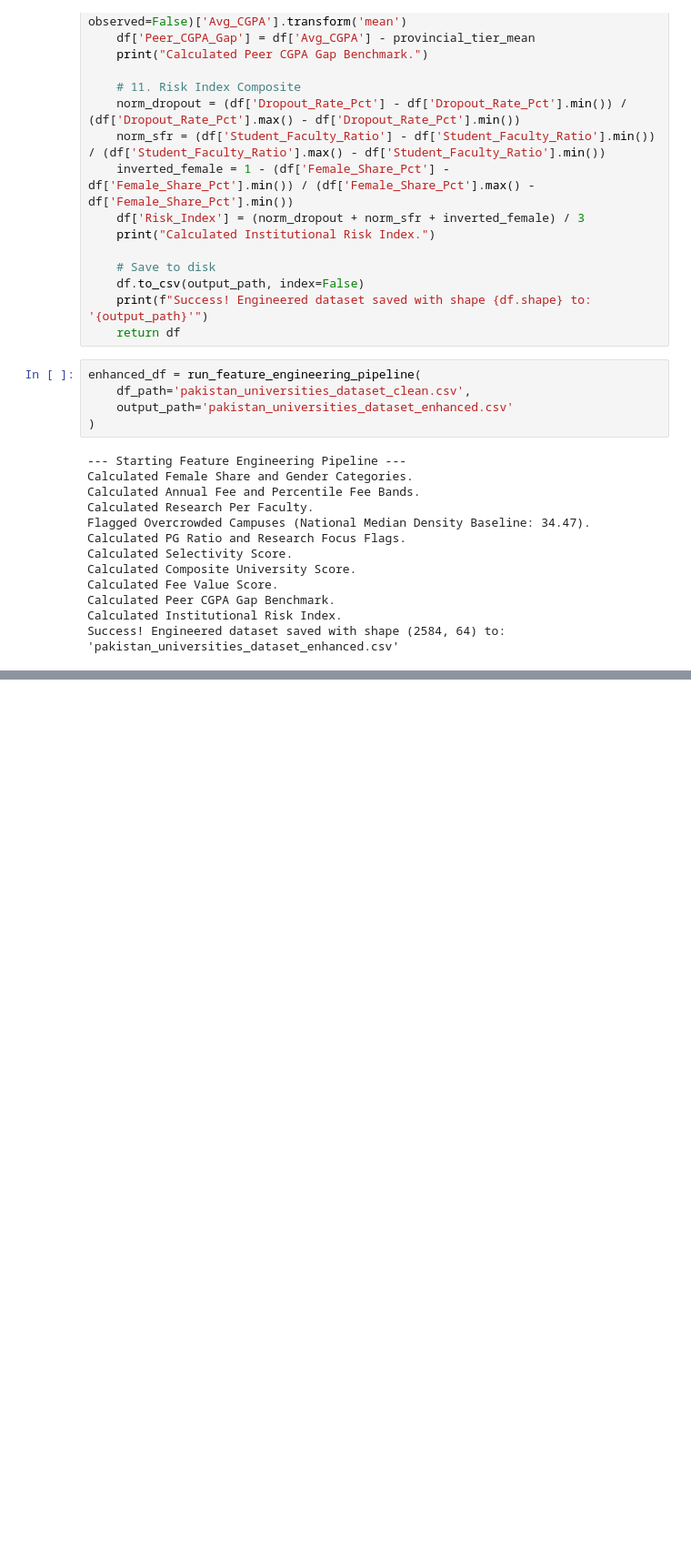
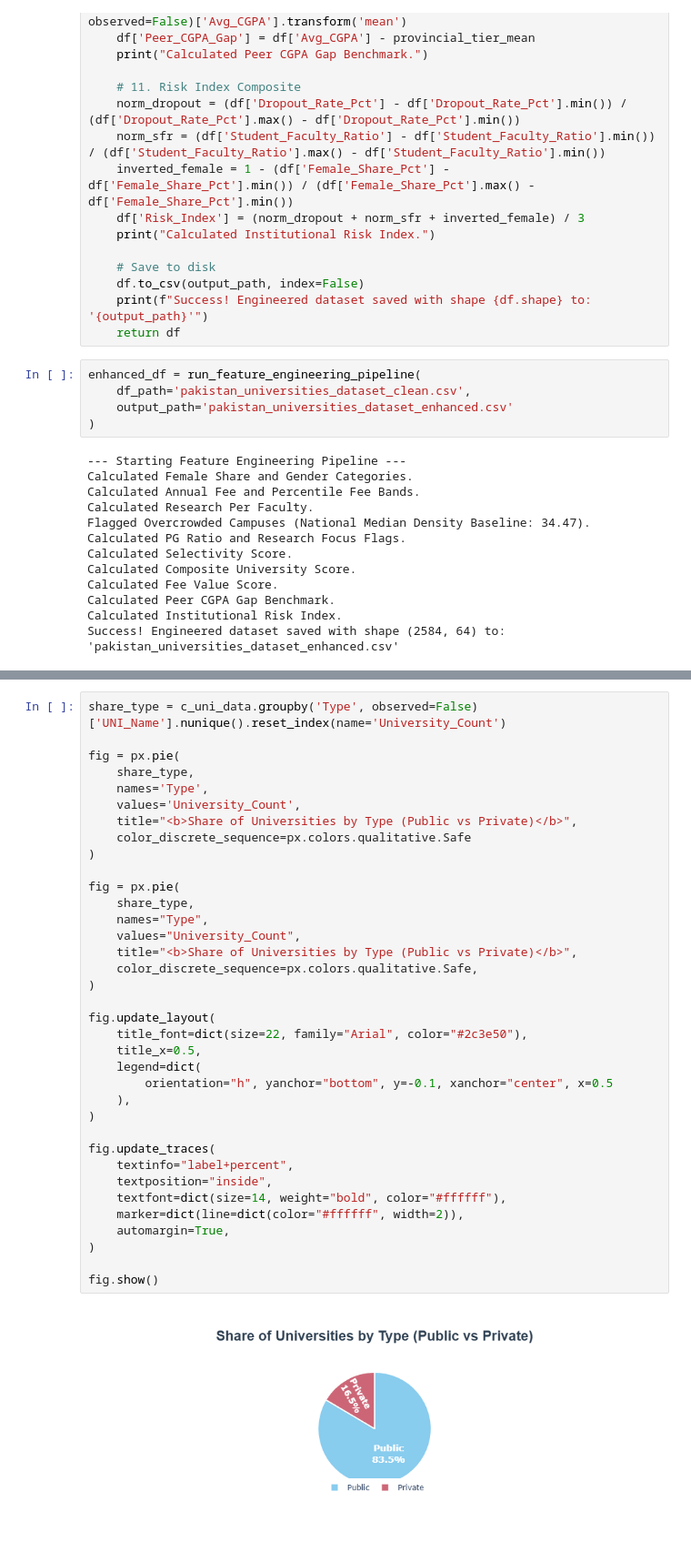
Before and after one commit to faizantoheed456/pak-uni-eda-dashboard, a Jupyter notebook: EDA_of_Pakistani_Universities.ipynb, the cells around one changed output, grey strips where cells are left out. Shown at 91% size. Drawn from its saved outputs; the diff is of its cells as text; blank space fills up the shorter version.

```diff
--- a/EDA_of_Pakistani_Universities.ipynb
+++ b/EDA_of_Pakistani_Universities.ipynb
@@ -597,0 +647,38 @@ Success! Engineered dataset saved with shape (2584, 64) to: 'pakistan_universiti
+# %%
+share_type = c_uni_data.groupby('Type', observed=False)['UNI_Name'].nunique().reset_index(name='University_Count')
+
+fig = px.pie(
+    share_type,
+    names='Type',
+    values='University_Count',
+    title="<b>Share of Universities by Type (Public vs Private)</b>",
+    color_discrete_sequence=px.colors.qualitative.Safe
+)
+
+fig = px.pie(
+    share_type,
+    names="Type",
+    values="University_Count",
+    title="<b>Share of Universities by Type (Public vs Private)</b>",
+    color_discrete_sequence=px.colors.qualitative.Safe,
+)
+
+fig.update_layout(
+    title_font=dict(size=22, family="Arial", color="#2c3e50"),
+    title_x=0.5,
+    legend=dict(
+        orientation="h", yanchor="bottom", y=-0.1, xanchor="center", x=0.5
+    ),
+)
+
+fig.update_traces(
+    textinfo="label+percent",
+    textposition="inside",
+    textfont=dict(size=14, weight="bold", color="#ffffff"),
+    marker=dict(line=dict(color="#ffffff", width=2)),
+    automargin=True,
+)
+
+fig.show()
+# %% [output]
+[figure, added]
```
Also changed, not shown: parts of 13 cells of this notebook.
